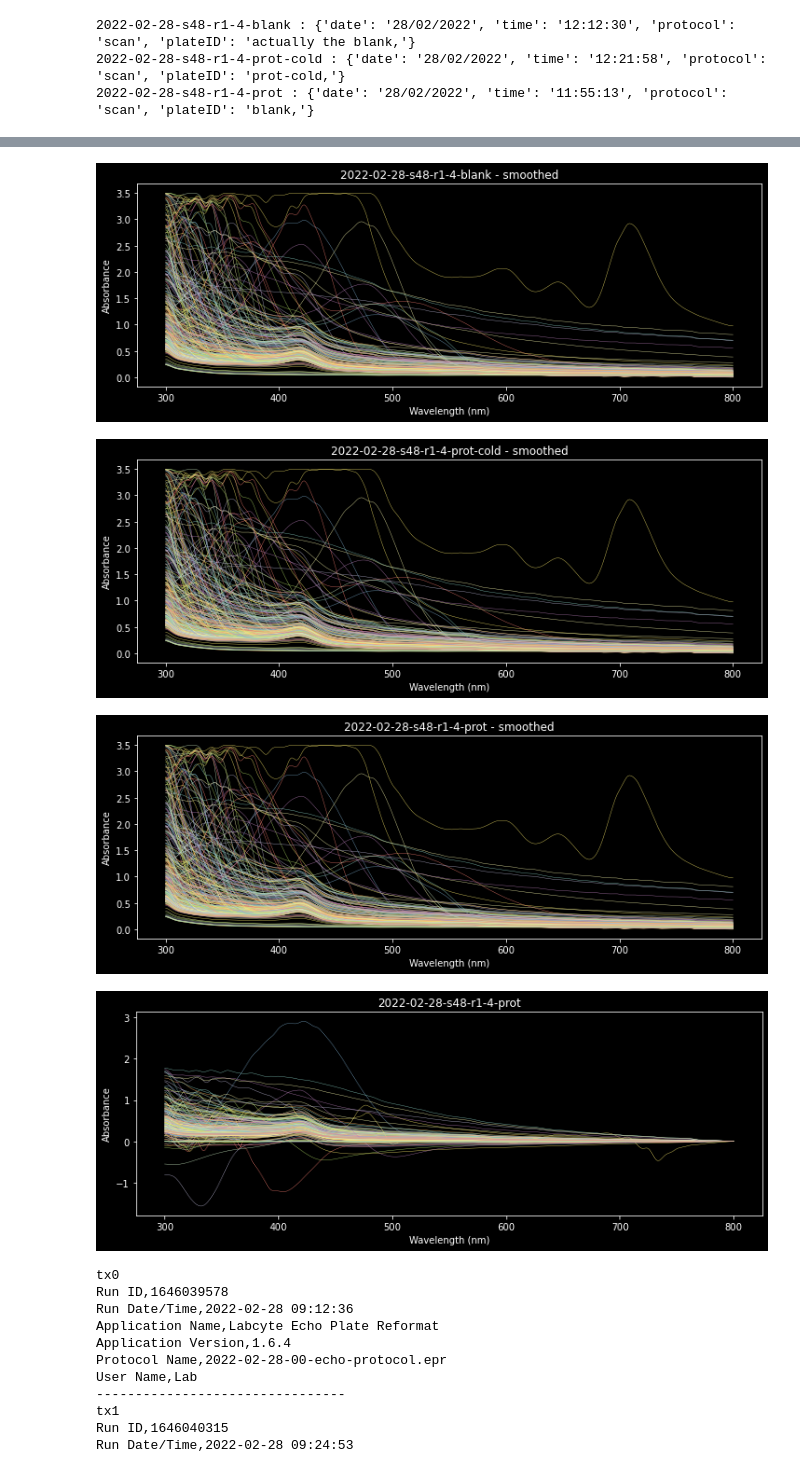
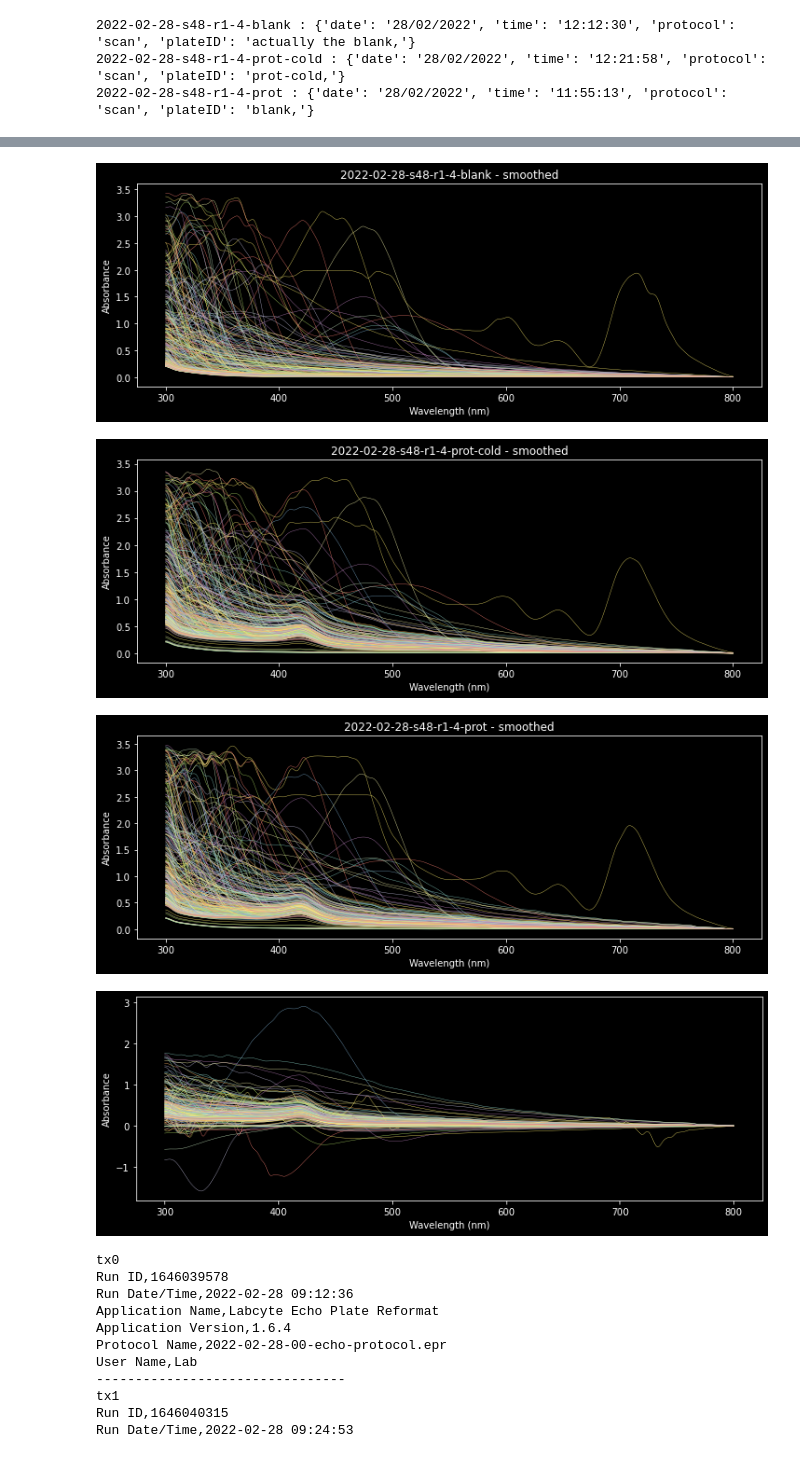
Before and after one commit to TrellixVulnTeam/screening-fist_OO2T, a Jupyter notebook: nb/00-pilot/00-analysis.ipynb, the cells around one changed output, grey strips where cells are left out. Saved outputs shown, nothing was run; the diff lists cells and outputs as text; code cells hidden in the pictures.

```diff
--- a/nb/00-pilot/00-analysis.ipynb
+++ b/nb/00-pilot/00-analysis.ipynb
@@ -71,7 +71,11 @@ def plot(df, title=''):
     plt.title(title)
     plt.show()
 
+
+zero800 = lambda df : df.sub(df.loc[:,800], axis=0)
+
 for i in data:
      plot(data[i].df, i)
+     plot(zero800(data[i].df), f'{i} - zeroed at 800 nm')
 # %% [output]
 [figure]
@@ -80,4 +87,23 @@ for i in data:
 # %%
-plot(data['2022-02-28-s48-r1-4-prot-cold'].df - data['2022-02-28-s48-r1-4-prot'].df,
-     'Cold - normal')
+from scipy.ndimage import gaussian_filter1d
+#smooth = plates.uv384.smooth
+def smooth(data, sigma=3):
+    normData = gaussian_filter1d(data, sigma, axis=1)
+    return pd.DataFrame(normData, index = data.index, columns = data.columns)
+
+plot(data['2022-02-28-s48-r1-4-prot-cold'].df - \
+     data['2022-02-28-s48-r1-4-prot'].df,
+     'Cold - normal - not zeroed')
+plot(zero800(data['2022-02-28-s48-r1-4-prot-cold'].df - \
+             data['2022-02-28-s48-r1-4-prot'].df),
+     'Cold - normal - bulk zeroed')
+plot(zero800(data['2022-02-28-s48-r1-4-prot-cold'].df) - \
+     zero800(data['2022-02-28-s48-r1-4-prot'].df),
+     'Cold - normal - both zeroed')
+plot(zero800(data['2022-02-28-s48-r1-4-prot-cold'].df - \
+             data['2022-02-28-s48-r1-4-prot'].df),
+     'Cold - normal - bulk zeroed')
+plot(zero800(smooth(data['2022-02-28-s48-r1-4-prot-cold'].df) - \
+             smooth(data['2022-02-28-s48-r1-4-prot'].df)),
+     'Cold - normal - both smoothed then bulk zeroed')
 # %% [output]
@@ -85,19 +115,17 @@ plot(data['2022-02-28-s48-r1-4-prot-cold'].df - data['2022-02-28-s48-r1-4-prot']
 # %%
 for i in data:
-    plot(plates.uv384.smooth(p.df),f'{i} - smoothed')
+    plot(smooth(zero800(data[i].df)),f'{i} - smoothed')
 # %% [output]
-[figure, old version]
+[figure, new version]
-[figure, old version]
+[figure, new version]
-[figure, old version]
+[figure, new version]
 # %%
-
-plt.figure(figsize=(12,4))
 test = data['2022-02-28-s48-r1-4-prot']
 ctrl = data['2022-02-28-s48-r1-4-blank']
-_df =  plates.uv384.smooth(test.df) - plates.uv384.smooth(ctrl.df)
-df = _df.sub(_df.loc[:,800], axis=0)
+x = smooth(zero800(test.df)) - smooth(zero800(ctrl.df), sigma=2)
+plot(x)
 # %% [output]
-[figure, old version]
+[figure, new version]
 # %%
 tx0 = TransferFile('00-data/echo-reports/2022-02-28/E5XX-1564_Transfer_1646039578.csv')
 tx1 = TransferFile('00-data/echo-reports/2022-02-28/E5XX-1564_Transfer_1646040315.csv')
```
Also changed, not shown: parts of 5 cells of this notebook.
